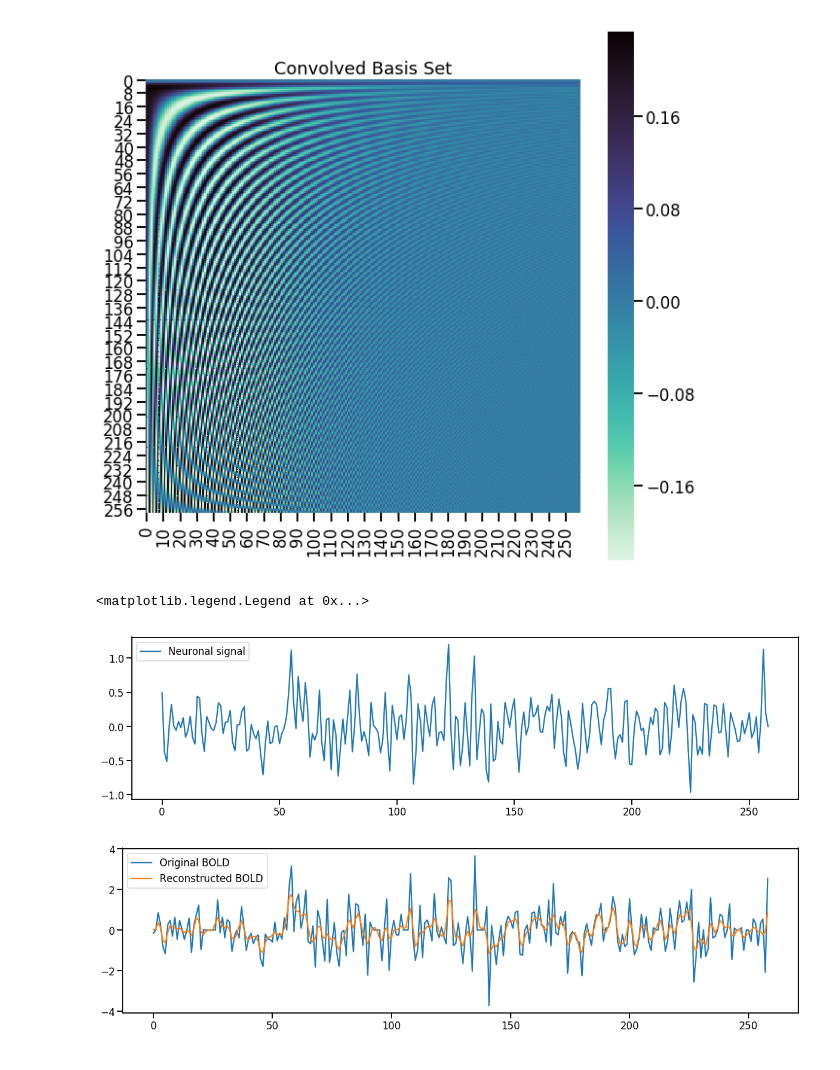
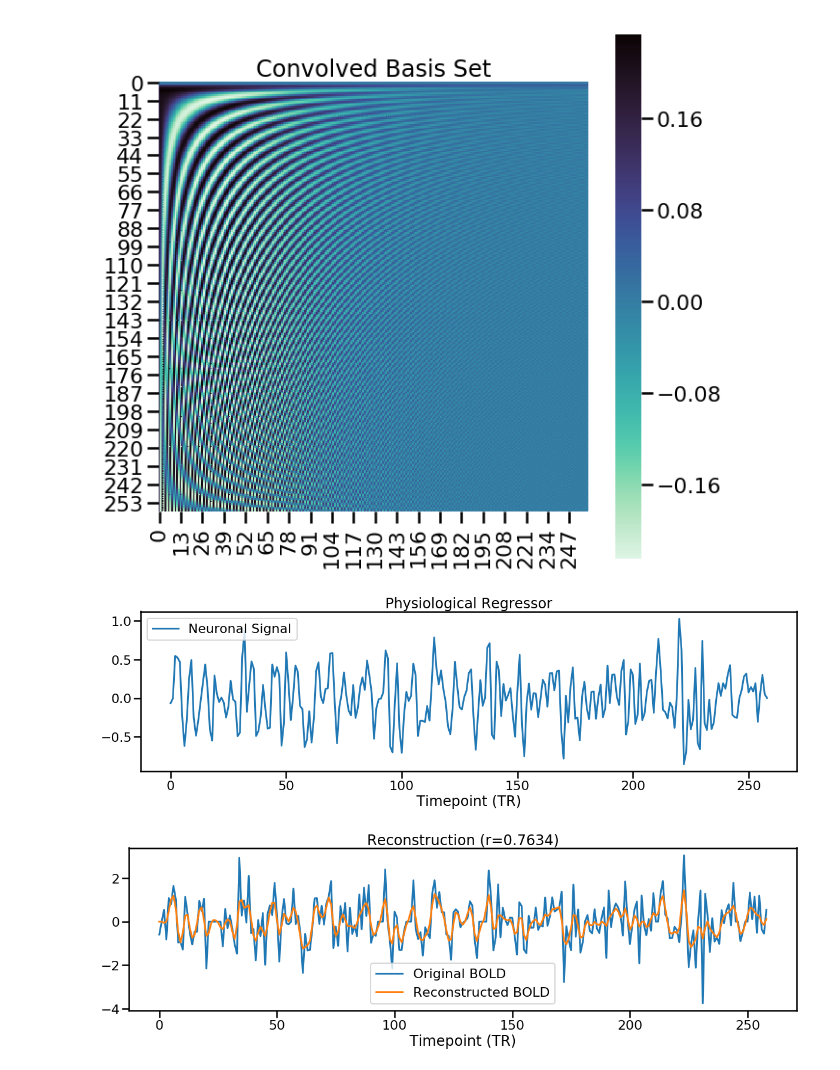
Before and after one commit to dunsmoorlab/gPPI, a Jupyter notebook: deconvolve.ipynb, the cells around one changed output. Drawn from its saved outputs; the diff is of its cells as text; code cells hidden in the pictures.

```diff
--- a/deconvolve.ipynb
+++ b/deconvolve.ipynb
@@ -10,8 +10,9 @@ from scipy.linalg import toeplitz
 from nilearn.signal import clean
 from nilearn.image import get_data
 import seaborn as sns
-sns.set_context('talk')
+sns.set_context('poster')
 %config InLineBackend.figure_format = 'rentina'
+
 
 #fast masking function
 def apply_mask(mask=None,target=None):
@@ -43,5 +49,8 @@ plt.title('confounds');
 # %%
-preproc = clean(bold[:,np.newaxis],confounds=confounds,t_r=2,detrend=False,standardize='zscore').mean(axis=1)
+preproc = clean(bold[:,np.newaxis],confounds=confounds,t_r=2,detrend=False,standardize='zscore')
 plt.figure(figsize=(20,5))
-plt.plot(x,preproc,legend='Preprocessed BOLD');
+plt.plot(x,preproc,label='Preprocessed BOLD');
+plt.legend();
+plt.title('BOLD Denoising');
+plt.xlabel('Timepoint (TR)');
 # %% [output]
@@ -92,26 +94,28 @@ plt.figure(figsize=(10,10))
 sns.heatmap(Hxb,cmap='mako_r',square=True);
 plt.title('Convolved Basis Set');
 # %% [output]
-[figure, old version]
+[figure, new version]
 # %%
 reg = Ridge(alpha=1,solver='lsqr',fit_intercept=False,normalize=False,max_iter=1000)
 reg.fit(Hxb,preproc)
 neuronal = np.matmul(xb,reg.coef_[0,:])
 plt.figure(figsize=(20,5))
-plt.plot(x,neuronal)
-plt.legend(['Neuronal signal'])
+plt.plot(x,neuronal,label='Neuronal Signal')
+plt.legend();
+plt.xlabel('Timepoint (TR)');
+plt.title('Physiological Regressor');
 # %% [output]
-<matplotlib.legend.Legend at 0x...>
-[figure, old version]
+[figure, new version]
 # %%
 recon = convolve(neuronal , hrf)[:bold.shape[0]]
 plt.figure(figsize=(20,5))
-plt.plot(x,preproc)
-plt.plot(x,recon)
-# plt.plot(x,neuronal)
+plt.plot(x,preproc,label='Original BOLD')
+plt.plot(x,recon,label='Reonstructed BOLD')
 plt.legend(['Original BOLD','Reconstructed BOLD']);
+plt.xlabel('Timepoint (TR)');
+plt.title('Reconstruction (r=%s)'%(np.round(pearsonr(preproc[:,0],recon)[0],4)));
 # %% [output]
-[figure, old version]
+[figure, new version]
 # %%
 #make some test regressors
 labels = pd.read_csv('../../nistats-bids/sub-FC001/ses-1/func/sub-FC001_ses-1_task-acquisition_events.tsv',sep='\t')
```
Also changed, not shown: parts of 9 cells of this notebook, 12 other files.
